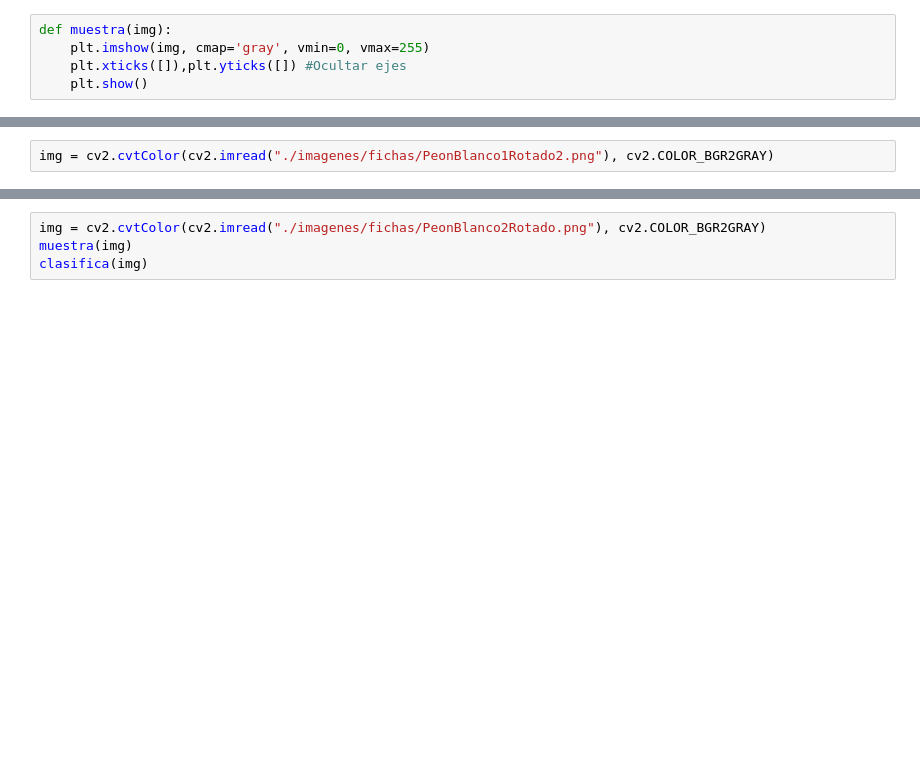
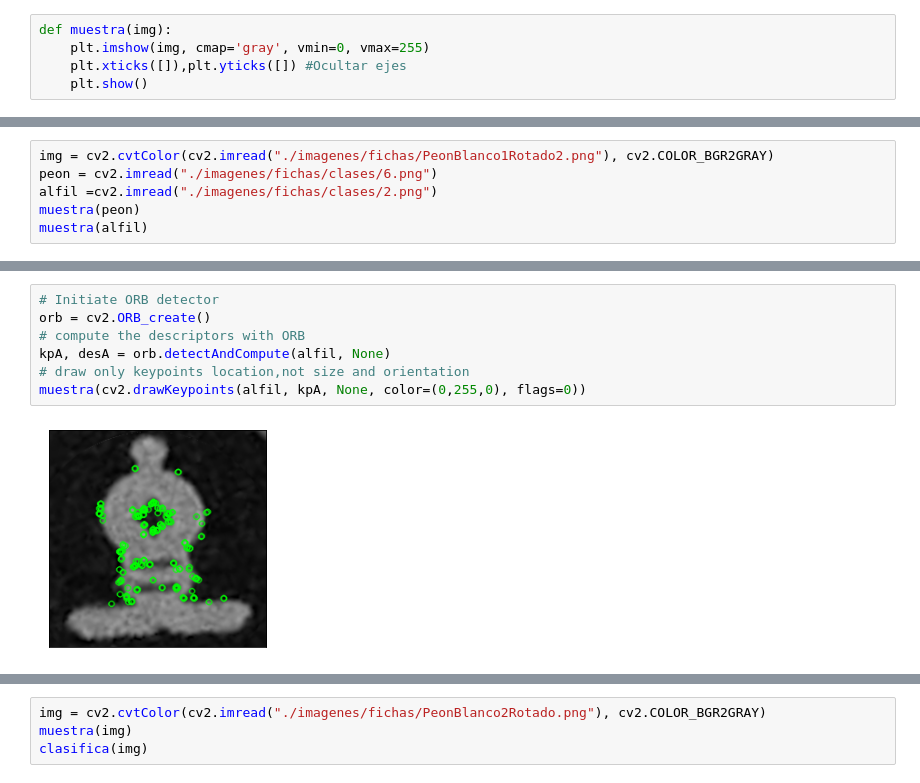
Before and after one commit to JGarruchoF/PID_Identificacion_de_fichas_tablero_ajedrez, a Jupyter notebook: Deteccion_fichas.ipynb, the cells around one changed output, grey strips where cells are left out. Saved outputs shown, nothing was run; the diff lists cells and outputs as text; blank space fills up the shorter version.

```diff
--- a/Deteccion_fichas.ipynb
+++ b/Deteccion_fichas.ipynb
@@ -23,2 +14,6 @@ True
 # %%
 img = cv2.cvtColor(cv2.imread("./imagenes/fichas/PeonBlanco1Rotado2.png"), cv2.COLOR_BGR2GRAY)
+peon = cv2.imread("./imagenes/fichas/clases/6.png")
+alfil =cv2.imread("./imagenes/fichas/clases/2.png")
+muestra(peon)
+muestra(alfil)
@@ -33,0 +32,9 @@ muestra(cv2.drawKeypoints(img, kp, None, color=(0,255,0), flags=0))
+# %%
+# Initiate ORB detector
+orb = cv2.ORB_create()
+# compute the descriptors with ORB
+kpA, desA = orb.detectAndCompute(alfil, None)
+# draw only keypoints location,not size and orientation
+muestra(cv2.drawKeypoints(alfil, kpA, None, color=(0,255,0), flags=0))
+# %% [output]
+[figure, added]
```
Also changed, not shown: parts of 17 cells of this notebook, 2 other files.
